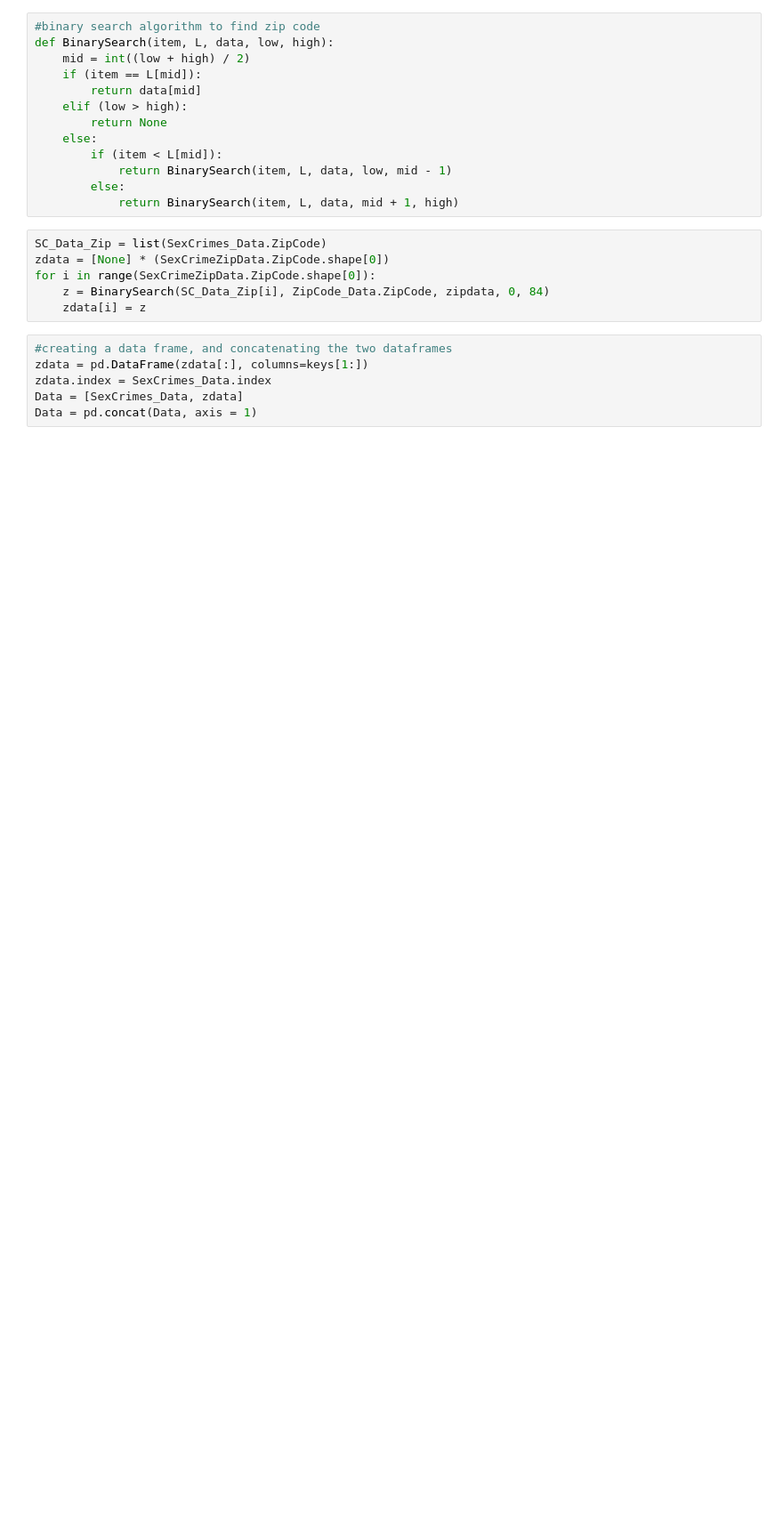
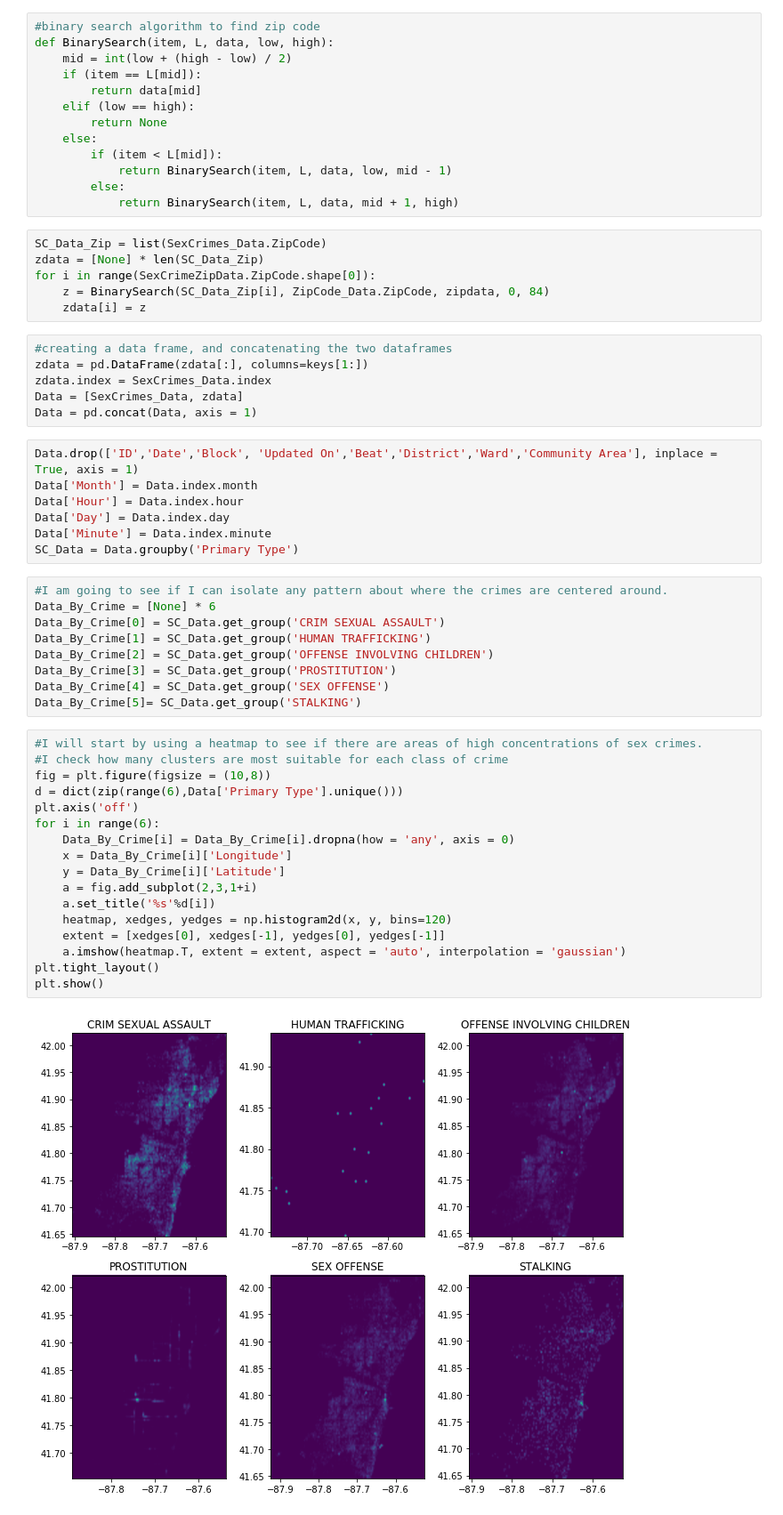
Before and after one commit to ajitkoduri/Chicago-Crime-Analysis, a Jupyter notebook: Chicago Sex Crimes Analysis.ipynb, the cells around one changed output. Shown: that part at 89% size. Drawn from its saved outputs; the diff is of its cells as text; blank space fills up the shorter version.

Commit message:
New videos as well as updated sex crimes analysis
Will add supervised machine learning parts in for next part

```diff
--- a/Chicago Sex Crimes Analysis.ipynb
+++ b/Chicago Sex Crimes Analysis.ipynb
@@ -66,10 +59,10 @@ for i in range(len(G[keys[0]])):
 # %%
 #binary search algorithm to find zip code
 def BinarySearch(item, L, data, low, high):
-    mid = int((low + high) / 2)
+    mid = int(low + (high - low) / 2)
     if (item == L[mid]):
         return data[mid]
-    elif (low > high):
+    elif (low == high):
         return None
     else:
         if (item < L[mid]):
@@ -78,7 +71,7 @@ def BinarySearch(item, L, data, low, high):
             return BinarySearch(item, L, data, mid + 1, high)
 # %%
 SC_Data_Zip = list(SexCrimes_Data.ZipCode)
-zdata = [None] * (SexCrimeZipData.ZipCode.shape[0])
+zdata = [None] * len(SC_Data_Zip)
 for i in range(SexCrimeZipData.ZipCode.shape[0]):
     z = BinarySearch(SC_Data_Zip[i], ZipCode_Data.ZipCode, zipdata, 0, 84)
     zdata[i] = z
@@ -88,3 +81,38 @@ zdata = pd.DataFrame(zdata[:], columns=keys[1:])
 zdata.index = SexCrimes_Data.index
 Data = [SexCrimes_Data, zdata]
 Data = pd.concat(Data, axis = 1)
+# %%
+Data.drop(['ID','Date','Block', 'Updated On','Beat','District','Ward','Community Area'], inplace = True, axis = 1)
+Data['Month'] = Data.index.month
+Data['Hour'] = Data.index.hour
+Data['Day'] = Data.index.day
+Data['Minute'] = Data.index.minute
+SC_Data = Data.groupby('Primary Type')
+# %%
+#I am going to see if I can isolate any pattern about where the crimes are centered around.
+Data_By_Crime = [None] * 6
+Data_By_Crime[0] = SC_Data.get_group('CRIM SEXUAL ASSAULT')
+Data_By_Crime[1] = SC_Data.get_group('HUMAN TRAFFICKING')
+Data_By_Crime[2] = SC_Data.get_group('OFFENSE INVOLVING CHILDREN')
+Data_By_Crime[3] = SC_Data.get_group('PROSTITUTION')
+Data_By_Crime[4] = SC_Data.get_group('SEX OFFENSE')
+Data_By_Crime[5]= SC_Data.get_group('STALKING')
+# %%
+#I will start by using a heatmap to see if there are areas of high concentrations of sex crimes.
+#I check how many clusters are most suitable for each class of crime
+fig = plt.figure(figsize = (10,8))
+d = dict(zip(range(6),Data['Primary Type'].unique()))
+plt.axis('off')
+for i in range(6):
+    Data_By_Crime[i] = Data_By_Crime[i].dropna(how = 'any', axis = 0)
+    x = Data_By_Crime[i]['Longitude']
+    y = Data_By_Crime[i]['Latitude']
+    a = fig.add_subplot(2,3,1+i)
+    a.set_title('%s'%d[i])
+    heatmap, xedges, yedges = np.histogram2d(x, y, bins=120)
+    extent = [xedges[0], xedges[-1], yedges[0], yedges[-1]]
+    a.imshow(heatmap.T, extent = extent, aspect = 'auto', interpolation = 'gaussian')
+plt.tight_layout()
+plt.show()
+# %% [output]
+[figure, added]
```
Also changed, not shown: parts of 18 cells of this notebook, 6 other files.
